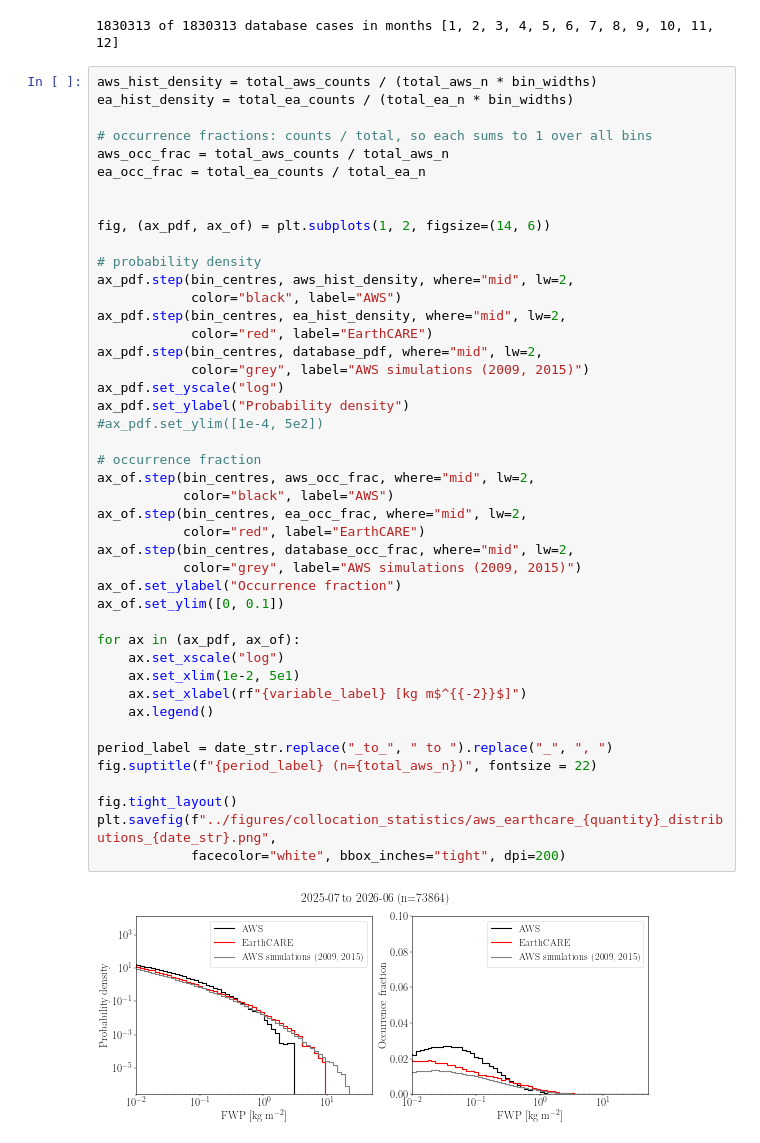
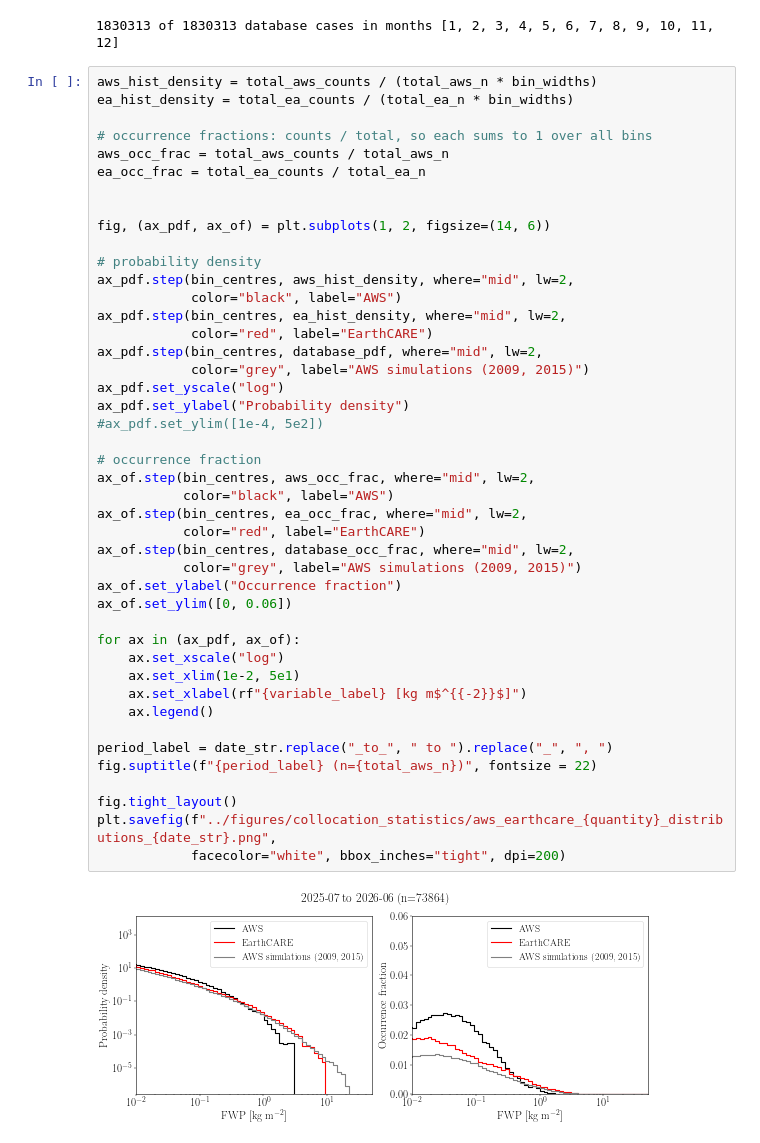
Before and after one commit to elliemay481/AWS_Arctic, a Jupyter notebook: notebooks/earthcare_aws_histo.ipynb, the cells around one changed output. Cells and saved outputs as stored; diff of their text form.

Commit message:
plots

```diff
--- a/notebooks/earthcare_aws_histo.ipynb
+++ b/notebooks/earthcare_aws_histo.ipynb
@@ -90,35 +90,35 @@ ax_pdf.step(bin_centres, aws_hist_density, where="mid", lw=2,
 ax_pdf.step(bin_centres, ea_hist_density, where="mid", lw=2,
             color="red", label="EarthCARE")
 ax_pdf.step(bin_centres, database_pdf, where="mid", lw=2,
             color="grey", label="AWS simulations (2009, 2015)")
 ax_pdf.set_yscale("log")
 ax_pdf.set_ylabel("Probability density")
 #ax_pdf.set_ylim([1e-4, 5e2])
 
 # occurrence fraction
 ax_of.step(bin_centres, aws_occ_frac, where="mid", lw=2,
            color="black", label="AWS")
 ax_of.step(bin_centres, ea_occ_frac, where="mid", lw=2,
            color="red", label="EarthCARE")
 ax_of.step(bin_centres, database_occ_frac, where="mid", lw=2,
            color="grey", label="AWS simulations (2009, 2015)")
 ax_of.set_ylabel("Occurrence fraction")
-ax_of.set_ylim([0, 0.1])
+ax_of.set_ylim([0, 0.06])
 
 for ax in (ax_pdf, ax_of):
     ax.set_xscale("log")
     ax.set_xlim(1e-2, 5e1)
     ax.set_xlabel(rf"{variable_label} [kg m$^{{-2}}$]")
     ax.legend()
 
 period_label = date_str.replace("_to_", " to ").replace("_", ", ")
 fig.suptitle(f"{period_label} (n={total_aws_n})", fontsize = 22)
 
 fig.tight_layout()
 plt.savefig(f"../figures/collocation_statistics/aws_earthcare_{quantity}_distributions_{date_str}.png",
             facecolor="white", bbox_inches="tight", dpi=200)
 # %% [output]
-[figure, old version]
+[figure, new version]
 # %%
 
 # ------------------------------------------------------------
```
Also changed, not shown: parts of 8 cells of this notebook, 10 other files.
